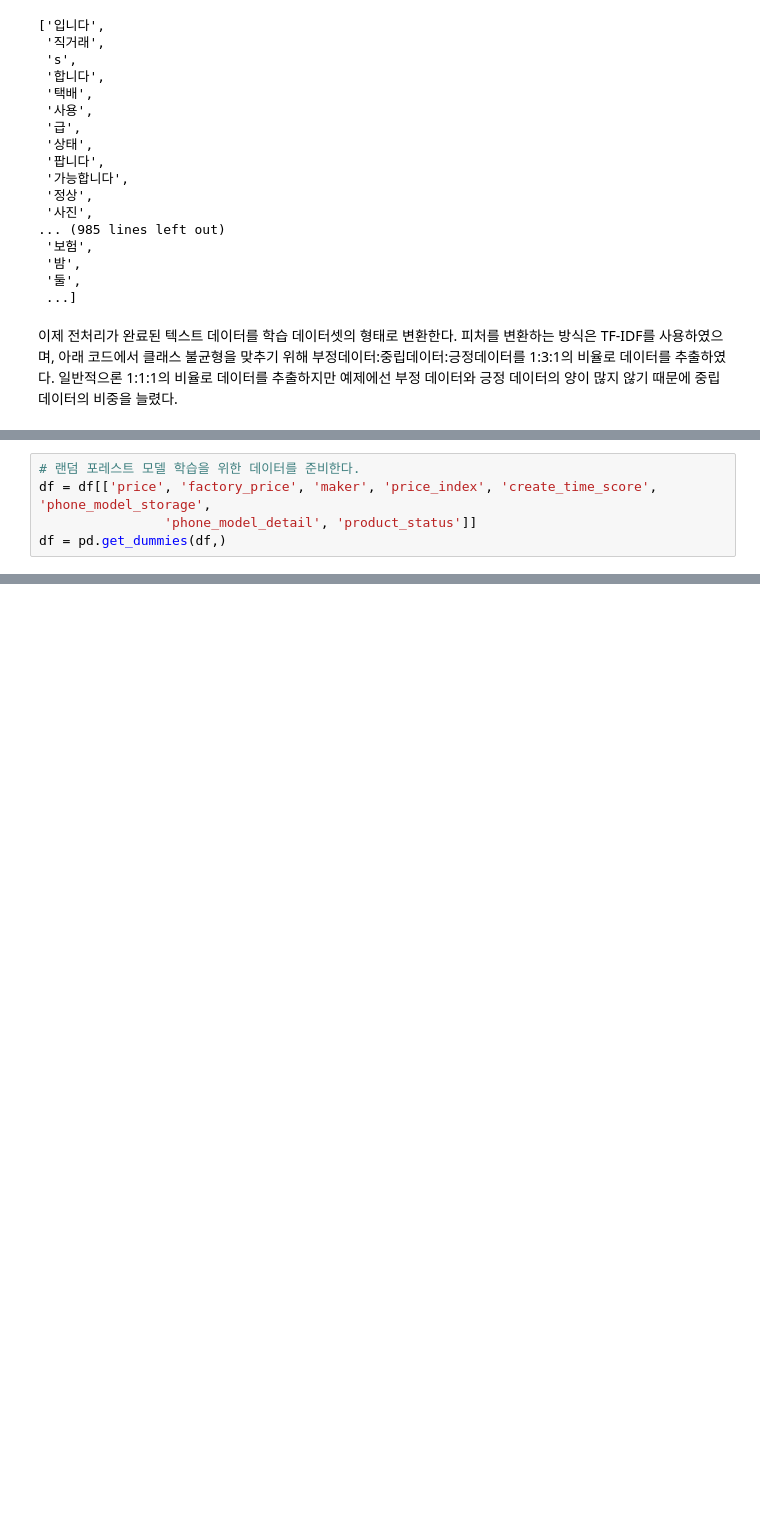
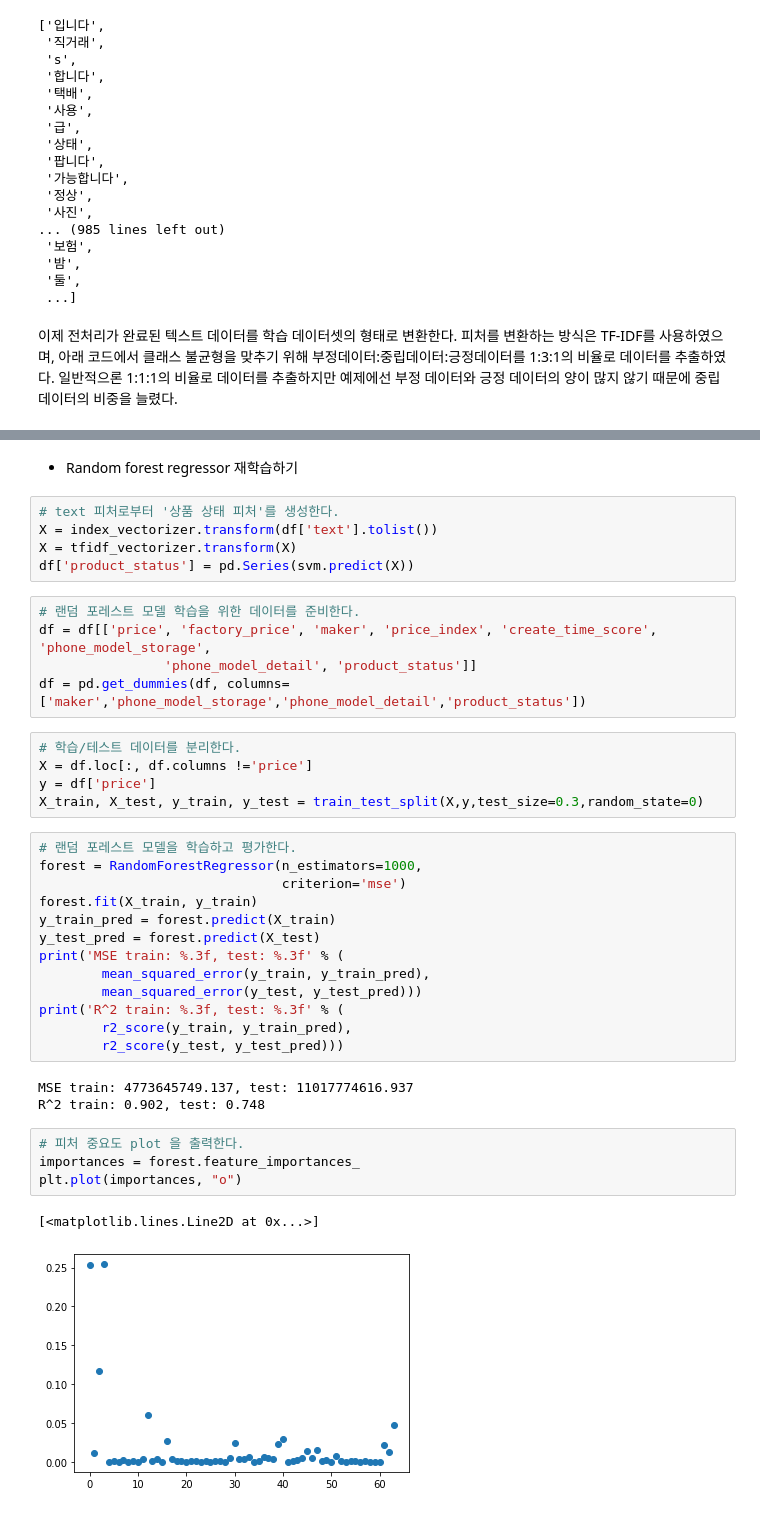
Before and after one commit to jaeyoon89/python_data_analysis, a Jupyter notebook: ch5-1_used_phone_price_prediction.ipynb, the cells around one changed output, grey strips where cells are left out. Cells and saved outputs as stored; diff of their text form; blank space fills up the shorter version.

Commit message:
ch5-1_used_phone_price_prediction

```diff
--- a/ch5-1_used_phone_price_prediction.ipynb
+++ b/ch5-1_used_phone_price_prediction.ipynb
@@ -548,5 +468,0 @@ df['product_status'] = pd.Series(svm.predict(X))
-# %%
-# 랜덤 포레스트 모델 학습을 위한 데이터를 준비한다.
-df = df[['price', 'factory_price', 'maker', 'price_index', 'create_time_score', 'phone_model_storage',
-                'phone_model_detail', 'product_status']]
-df = pd.get_dummies(df,)
@@ -552,0 +541,40 @@ df = pd.get_dummies(df,)
+# %% [markdown]
+- Random forest regressor 재학습하기
+# %%
+# text 피처로부터 '상품 상태 피처'를 생성한다.
+X = index_vectorizer.transform(df['text'].tolist())
+X = tfidf_vectorizer.transform(X)
+df['product_status'] = pd.Series(svm.predict(X))
+# %%
+# 랜덤 포레스트 모델 학습을 위한 데이터를 준비한다.
+df = df[['price', 'factory_price', 'maker', 'price_index', 'create_time_score', 'phone_model_storage',
+                'phone_model_detail', 'product_status']]
+df = pd.get_dummies(df, columns=['maker','phone_model_storage','phone_model_detail','product_status'])
+# %%
+# 학습/테스트 데이터를 분리한다.
+X = df.loc[:, df.columns !='price']
+y = df['price']
+X_train, X_test, y_train, y_test = train_test_split(X,y,test_size=0.3,random_state=0)
+# %%
+# 랜덤 포레스트 모델을 학습하고 평가한다.
+forest = RandomForestRegressor(n_estimators=1000,
+                               criterion='mse')
+forest.fit(X_train, y_train)
+y_train_pred = forest.predict(X_train)
+y_test_pred = forest.predict(X_test)
+print('MSE train: %.3f, test: %.3f' % (
+        mean_squared_error(y_train, y_train_pred),
+        mean_squared_error(y_test, y_test_pred)))
+print('R^2 train: %.3f, test: %.3f' % (
+        r2_score(y_train, y_train_pred),
+        r2_score(y_test, y_test_pred)))
+# %% [output]
+MSE train: 4773645749.137, test: 11017774616.937
+R^2 train: 0.902, test: 0.748
+# %%
+# 피처 중요도 plot 을 출력한다.
+importances = forest.feature_importances_
+plt.plot(importances, "o")
+# %% [output]
+[<matplotlib.lines.Line2D at 0x...>]
+[figure, added]
```
Also changed, not shown: parts of 37 cells of this notebook.
